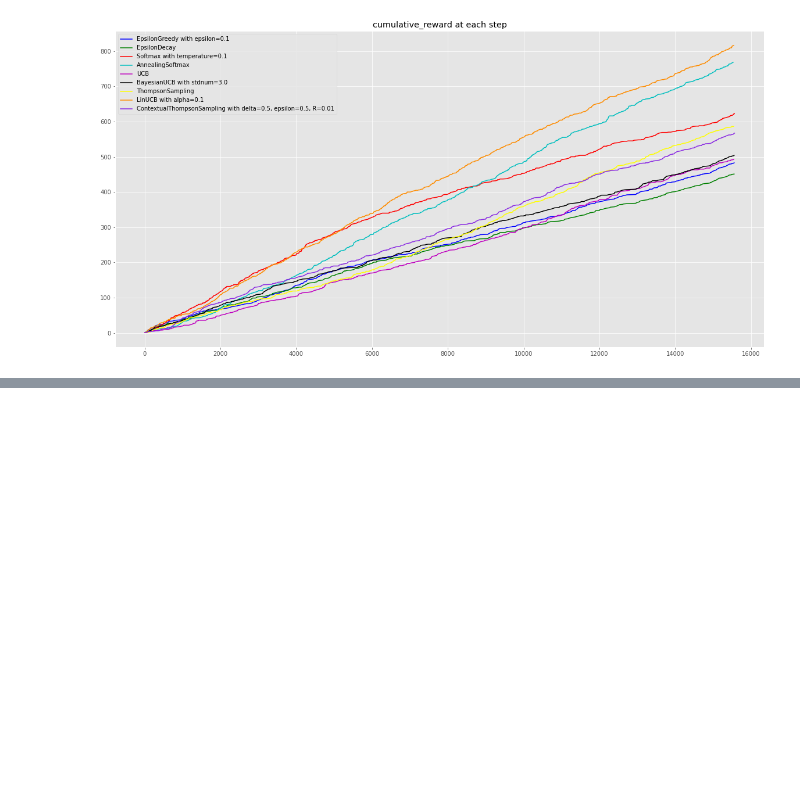
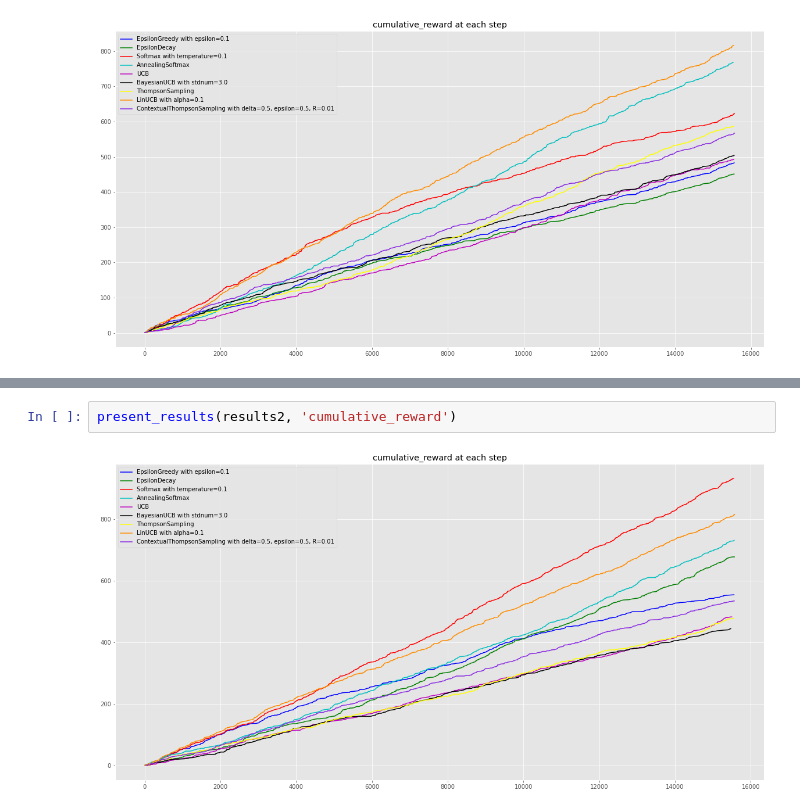
Before and after one commit to raychng/bt4014-project, a Jupyter notebook: bandits_toronto.ipynb, the cells around one changed output, grey strips where cells are left out. Drawn from its saved outputs; the diff is of its cells as text; blank space fills up the shorter version.

```diff
--- a/bandits_toronto.ipynb
+++ b/bandits_toronto.ipynb
@@ -598,0 +637,4 @@ present_results(results, 'cumulative_reward')
+# %%
+present_results(results2, 'cumulative_reward')
+# %% [output]
+[figure, added]
```
Also changed, not shown: parts of 5 cells of this notebook.
